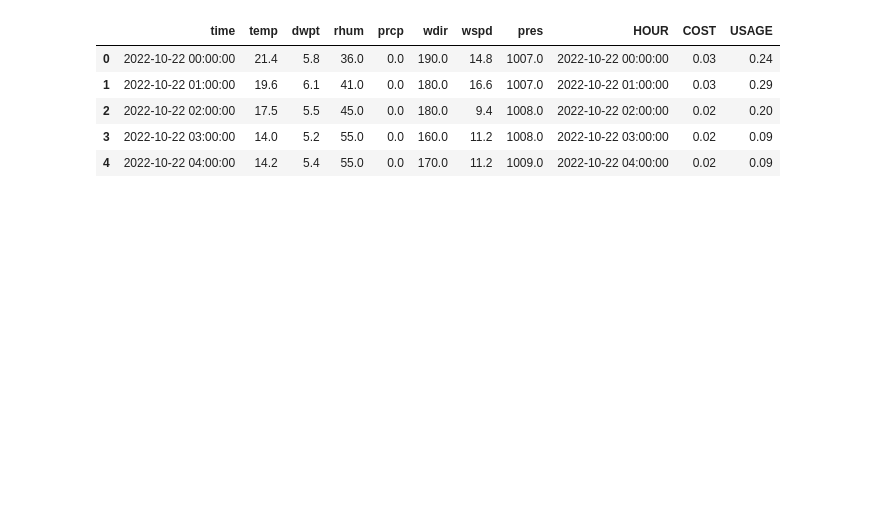
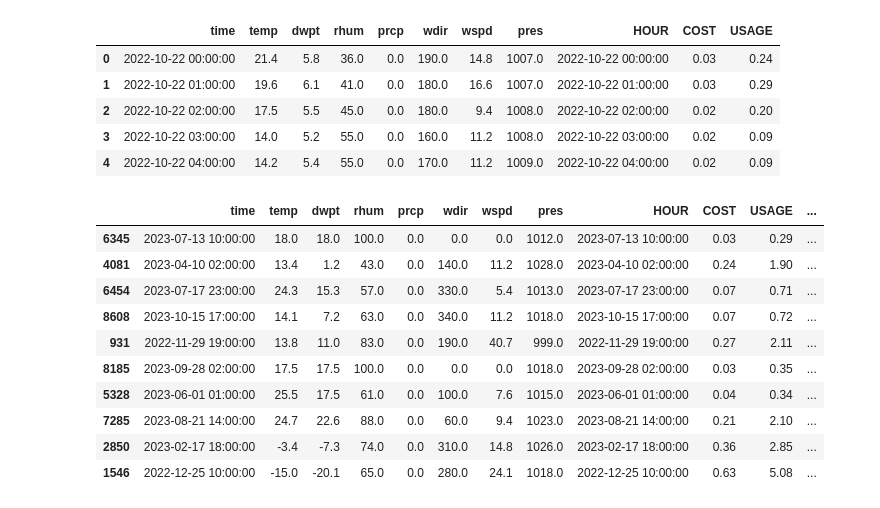
Before and after one commit to MichaelSalata/Energy_Use_Info, a Jupyter notebook: electricity_and_weather_analysis.ipynb, the cells around one changed output. Drawn from its saved outputs; the diff is of its cells as text; code cells hidden in the pictures; blank space fills up the shorter version.

```diff
--- a/electricity_and_weather_analysis.ipynb
+++ b/electricity_and_weather_analysis.ipynb
@@ -221,3 +239,17 @@ energy_weather_df.head()
+# %%
+energy_weather_df.sample(10)
+# %% [output]
+|  | time | temp | dwpt | rhum | prcp | wdir | wspd | pres | HOUR | COST | USAGE | ... |
+| 6345 | 2023-07-13 10:00:00 | 18.0 | 18.0 | 100.0 | 0.0 | 0.0 | 0.0 | 1012.0 | 2023-07-13 10:00:00 | 0.03 | 0.29 | ... |
+| 4081 | 2023-04-10 02:00:00 | 13.4 | 1.2 | 43.0 | 0.0 | 140.0 | 11.2 | 1028.0 | 2023-04-10 02:00:00 | 0.24 | 1.90 | ... |
+| 6454 | 2023-07-17 23:00:00 | 24.3 | 15.3 | 57.0 | 0.0 | 330.0 | 5.4 | 1013.0 | 2023-07-17 23:00:00 | 0.07 | 0.71 | ... |
+| 8608 | 2023-10-15 17:00:00 | 14.1 | 7.2 | 63.0 | 0.0 | 340.0 | 11.2 | 1018.0 | 2023-10-15 17:00:00 | 0.07 | 0.72 | ... |
+| 931 | 2022-11-29 19:00:00 | 13.8 | 11.0 | 83.0 | 0.0 | 190.0 | 40.7 | 999.0 | 2022-11-29 19:00:00 | 0.27 | 2.11 | ... |
+| 8185 | 2023-09-28 02:00:00 | 17.5 | 17.5 | 100.0 | 0.0 | 0.0 | 0.0 | 1018.0 | 2023-09-28 02:00:00 | 0.03 | 0.35 | ... |
+| 5328 | 2023-06-01 01:00:00 | 25.5 | 17.5 | 61.0 | 0.0 | 100.0 | 7.6 | 1015.0 | 2023-06-01 01:00:00 | 0.04 | 0.34 | ... |
+| 7285 | 2023-08-21 14:00:00 | 24.7 | 22.6 | 88.0 | 0.0 | 60.0 | 9.4 | 1023.0 | 2023-08-21 14:00:00 | 0.21 | 2.10 | ... |
+| 2850 | 2023-02-17 18:00:00 | -3.4 | -7.3 | 74.0 | 0.0 | 310.0 | 14.8 | 1026.0 | 2023-02-17 18:00:00 | 0.36 | 2.85 | ... |
+| 1546 | 2022-12-25 10:00:00 | -15.0 | -20.1 | 65.0 | 0.0 | 280.0 | 24.1 | 1018.0 | 2022-12-25 10:00:00 | 0.63 | 5.08 | ... |
 # %%
 usage_corr = abs(energy_weather_df.corr()['USAGE']).sort_values(ascending=False)
 print(usage_corr)
```
Also changed, not shown: parts of 15 cells of this notebook.
